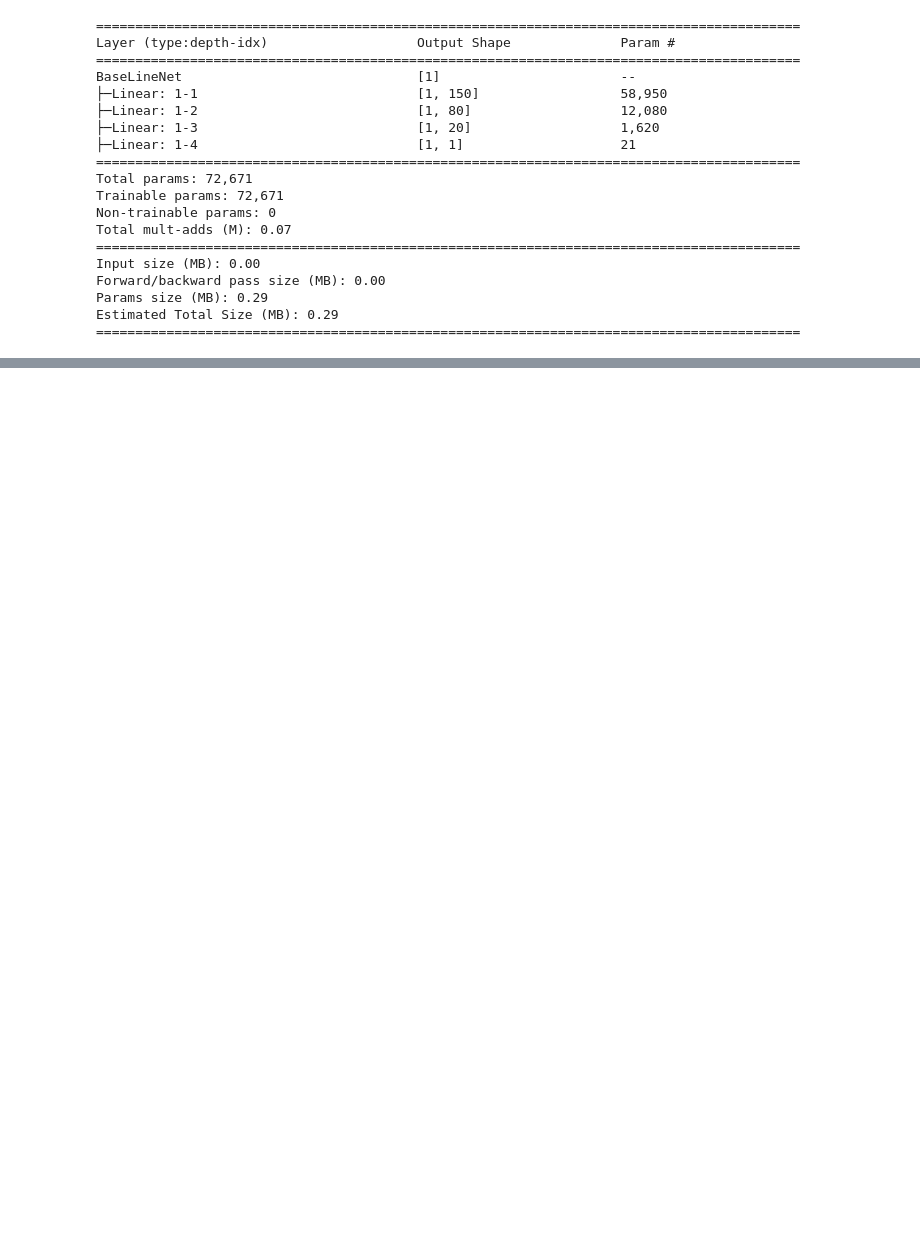
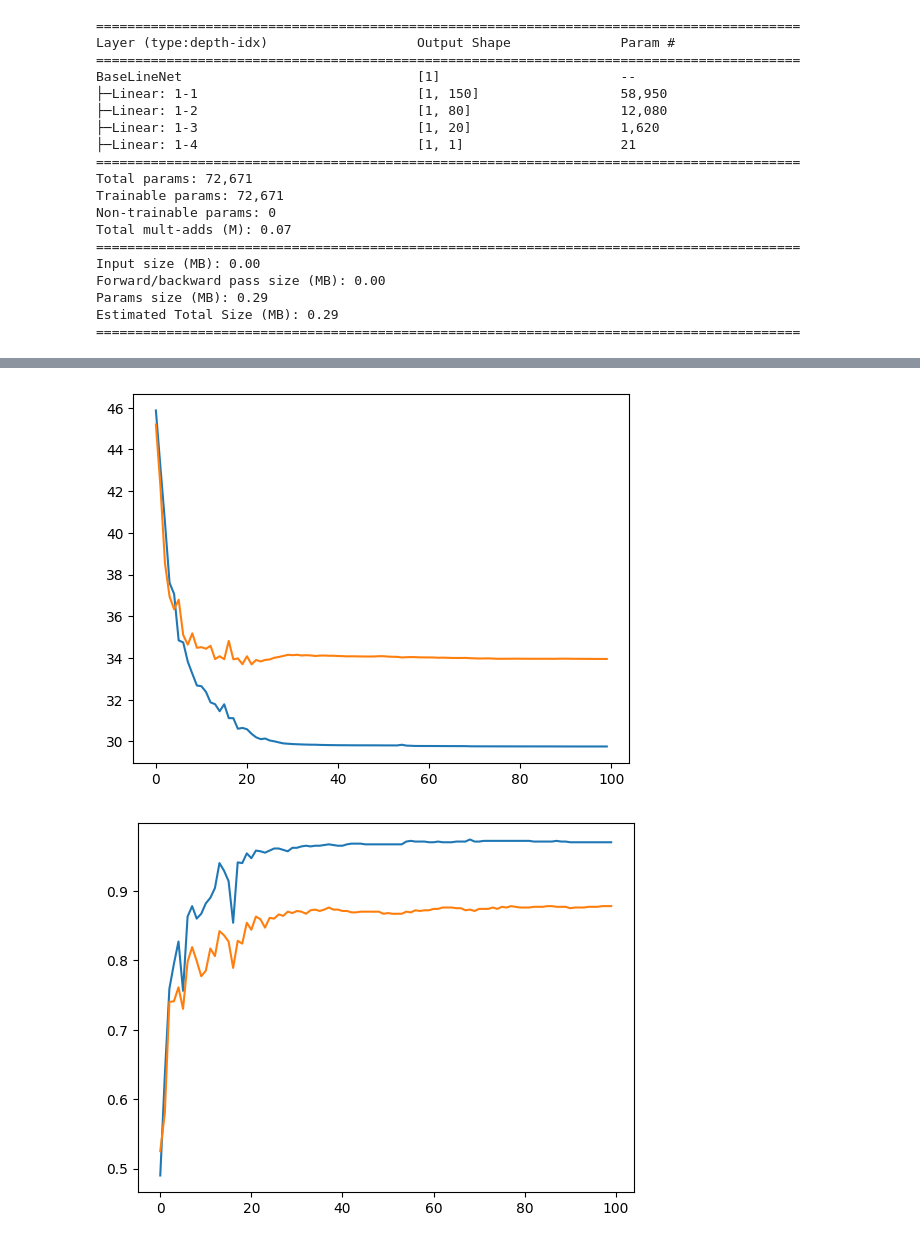
Before and after one commit to Ethan-Icet/dlc-2022-project, a Jupyter notebook: Project/experiments.ipynb, the cells around one changed output, grey strips where cells are left out. Drawn from its saved outputs; the diff is of its cells as text; code cells hidden in the pictures; blank space fills up the shorter version.

```diff
--- a/Project/experiments.ipynb
+++ b/Project/experiments.ipynb
@@ -21,3 +8,7 @@ baseline = BaseLineNet()
+# %%
+baseline = BaseLineNet()
+siamese1 = SiameseConvNet1()
+siamese2 = SiameseConvNet2()
 # %%
 train_input, train_target, train_classes, test_input, test_target, test_classes = generate_pair_sets(1000)
 # %%
@@ -132,0 +97,56 @@ plt.show()
+# %%
+import matplotlib.pyplot as plt
+
+# baseline
+plt.plot(info_cycle_base['train']['loss'])
+plt.plot(info_cycle_base['test']['loss'])
+plt.show()
+
+# plt.plot(info_cycle_base['train']['acc_classes'])
+# plt.plot(info_cycle_base['test']['acc_classes'])
+# plt.show()
+
+# plt.plot(info_cycle_base['train']['acc_leq'])
+# plt.plot(info_cycle_base['test']['acc_leq'])
+# plt.show()
+
+plt.plot(info_cycle_base['train']['acc_naive'])
+plt.plot(info_cycle_base['test']['acc_naive'])
+plt.show()
+
+# siamese1
+plt.plot(info_cycle_s1['train']['loss'])
+plt.plot(info_cycle_s1['test']['loss'])
+plt.show()
+
+# plt.plot(info_cycle_s1['train']['acc_classes'])
+# plt.plot(info_cycle_s1['test']['acc_classes'])
+# plt.show()
+
+# plt.plot(info_cycle_s1['train']['acc_leq'])
+# plt.plot(info_cycle_s1['test']['acc_leq'])
+plt.show()
+
+plt.plot(info_cycle_s1['train']['acc_naive'])
+plt.plot(info_cycle_s1['test']['acc_naive'])
+plt.show()
+
+# siamese2
+plt.plot(info_cycle_s2['train']['loss'])
+plt.plot(info_cycle_s2['test']['loss'])
+plt.show()
+
+# plt.plot(info_cycle_s2['train']['acc_classes'])
+# plt.plot(info_cycle_s2['test']['acc_classes'])
+# plt.show()
+
+# plt.plot(info_cycle_s2['train']['acc_leq'])
+# plt.plot(info_cycle_s2['test']['acc_leq'])
+# plt.show()
+
+plt.plot(info_cycle_s2['train']['acc_naive'])
+plt.plot(info_cycle_s2['test']['acc_naive'])
+plt.show()
+# %% [output]
+[figure, added]
+[figure, added]
```
Also changed, not shown: parts of 7 cells of this notebook.
